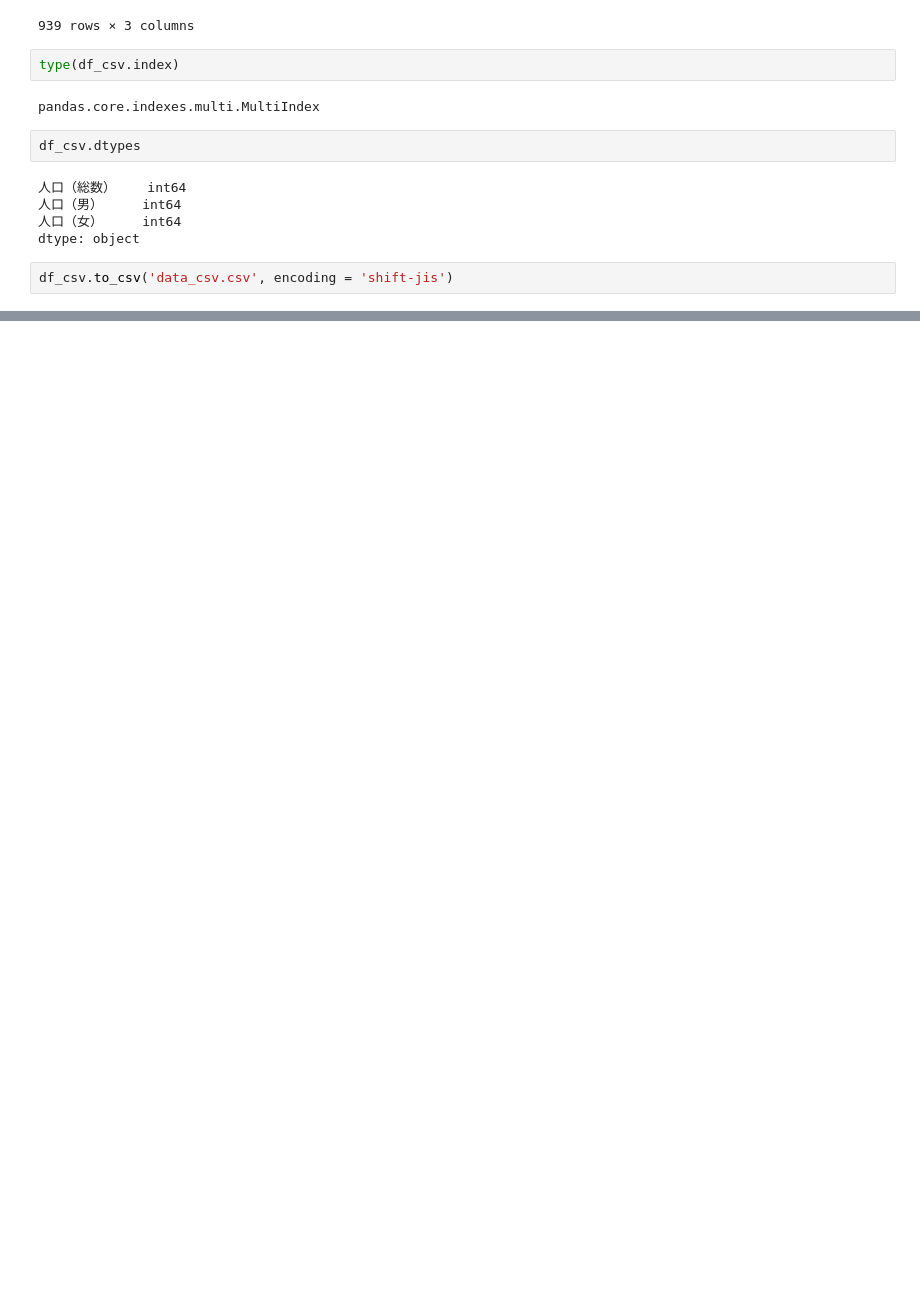
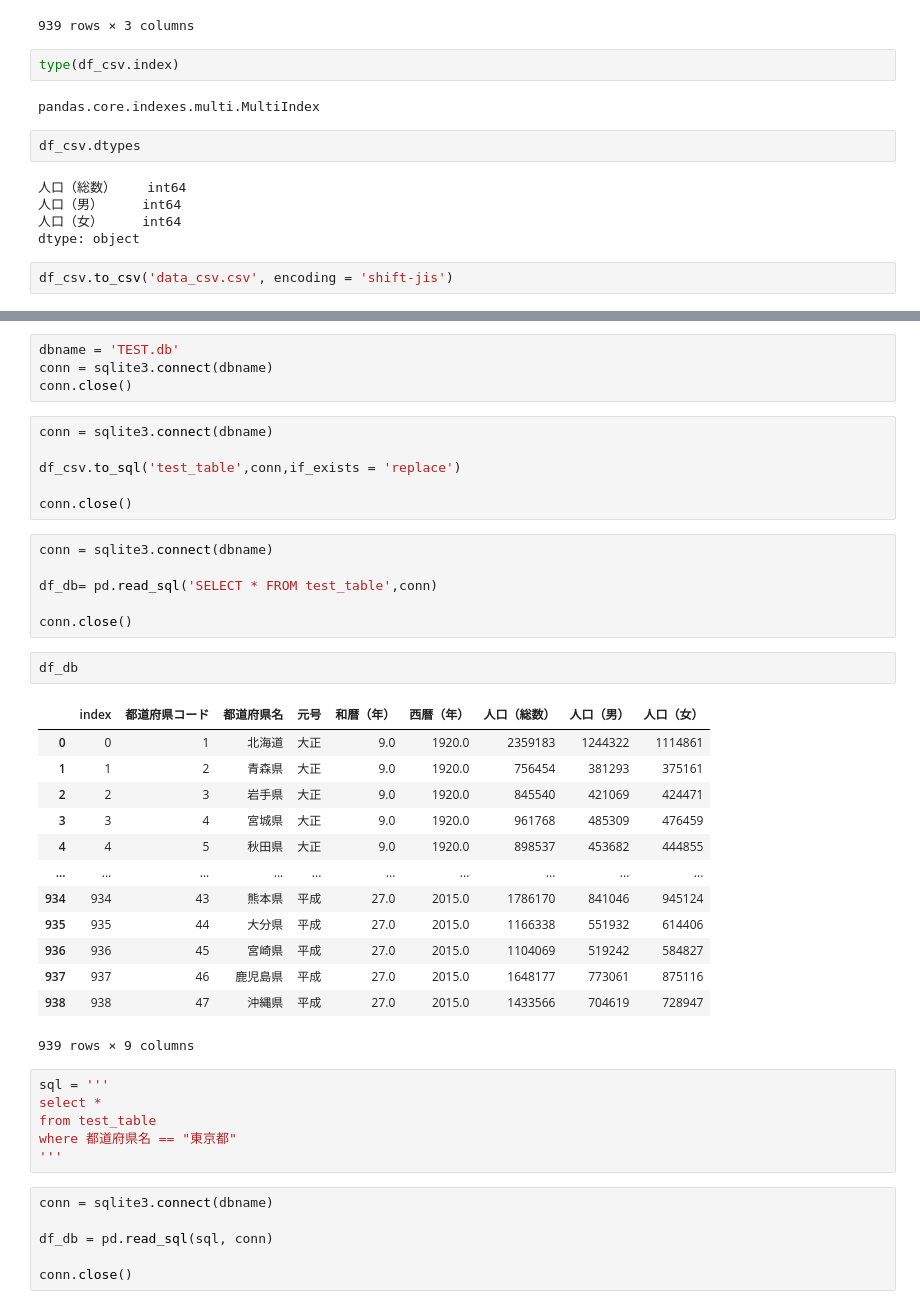
Before and after one commit to gakuto0404/Python, a Jupyter notebook: Pandas/File read write/read_write.ipynb, the cells around one changed output, grey strips where cells are left out. Saved outputs shown, nothing was run; the diff lists cells and outputs as text; blank space fills up the shorter version.

```diff
--- a/Pandas/File read write/read_write.ipynb
+++ b/Pandas/File read write/read_write.ipynb
@@ -102,0 +364,44 @@ df_csv.to_csv('data_csv.csv', encoding = 'shift-jis')
+# %%
+dbname = 'TEST.db'
+conn = sqlite3.connect(dbname)
+conn.close()
+# %%
+conn = sqlite3.connect(dbname)
+
+df_csv.to_sql('test_table',conn,if_exists = 'replace')
+
+conn.close()
+# %%
+conn = sqlite3.connect(dbname)
+
+df_db= pd.read_sql('SELECT * FROM test_table',conn)
+
+conn.close()
+# %%
+df_db
+# %% [output]
+|  | index | 都道府県コード | 都道府県名 | 元号 | 和暦（年） | 西暦（年） | 人口（総数） | 人口（男） | 人口（女） |
+| 0 | 0 | 1 | 北海道 | 大正 | 9.0 | 1920.0 | 2359183 | 1244322 | 1114861 |
+| 1 | 1 | 2 | 青森県 | 大正 | 9.0 | 1920.0 | 756454 | 381293 | 375161 |
+| 2 | 2 | 3 | 岩手県 | 大正 | 9.0 | 1920.0 | 845540 | 421069 | 424471 |
+| 3 | 3 | 4 | 宮城県 | 大正 | 9.0 | 1920.0 | 961768 | 485309 | 476459 |
+| 4 | 4 | 5 | 秋田県 | 大正 | 9.0 | 1920.0 | 898537 | 453682 | 444855 |
+| ... | ... | ... | ... | ... | ... | ... | ... | ... | ... |
+| 934 | 934 | 43 | 熊本県 | 平成 | 27.0 | 2015.0 | 1786170 | 841046 | 945124 |
+| 935 | 935 | 44 | 大分県 | 平成 | 27.0 | 2015.0 | 1166338 | 551932 | 614406 |
+| 936 | 936 | 45 | 宮崎県 | 平成 | 27.0 | 2015.0 | 1104069 | 519242 | 584827 |
+| 937 | 937 | 46 | 鹿児島県 | 平成 | 27.0 | 2015.0 | 1648177 | 773061 | 875116 |
+| 938 | 938 | 47 | 沖縄県 | 平成 | 27.0 | 2015.0 | 1433566 | 704619 | 728947 |
+939 rows × 9 columns
+# %%
+sql = '''
+select *
+from test_table
+where 都道府県名 == "東京都"
+'''
+# %%
+conn = sqlite3.connect(dbname)
+
+df_db = pd.read_sql(sql, conn)
+
+conn.close()
```
Also changed, not shown: parts of 28 cells of this notebook, 8 other files.
